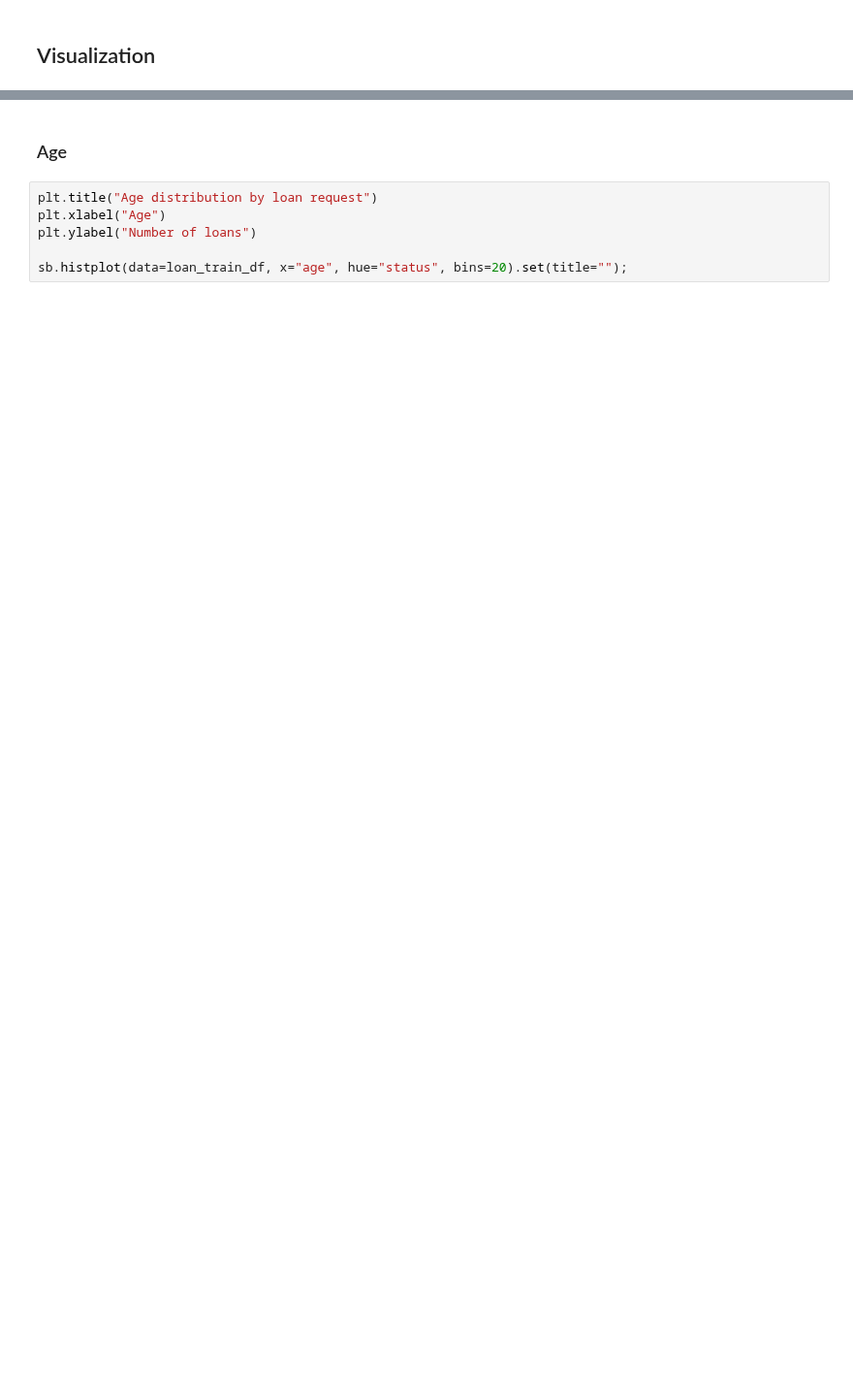
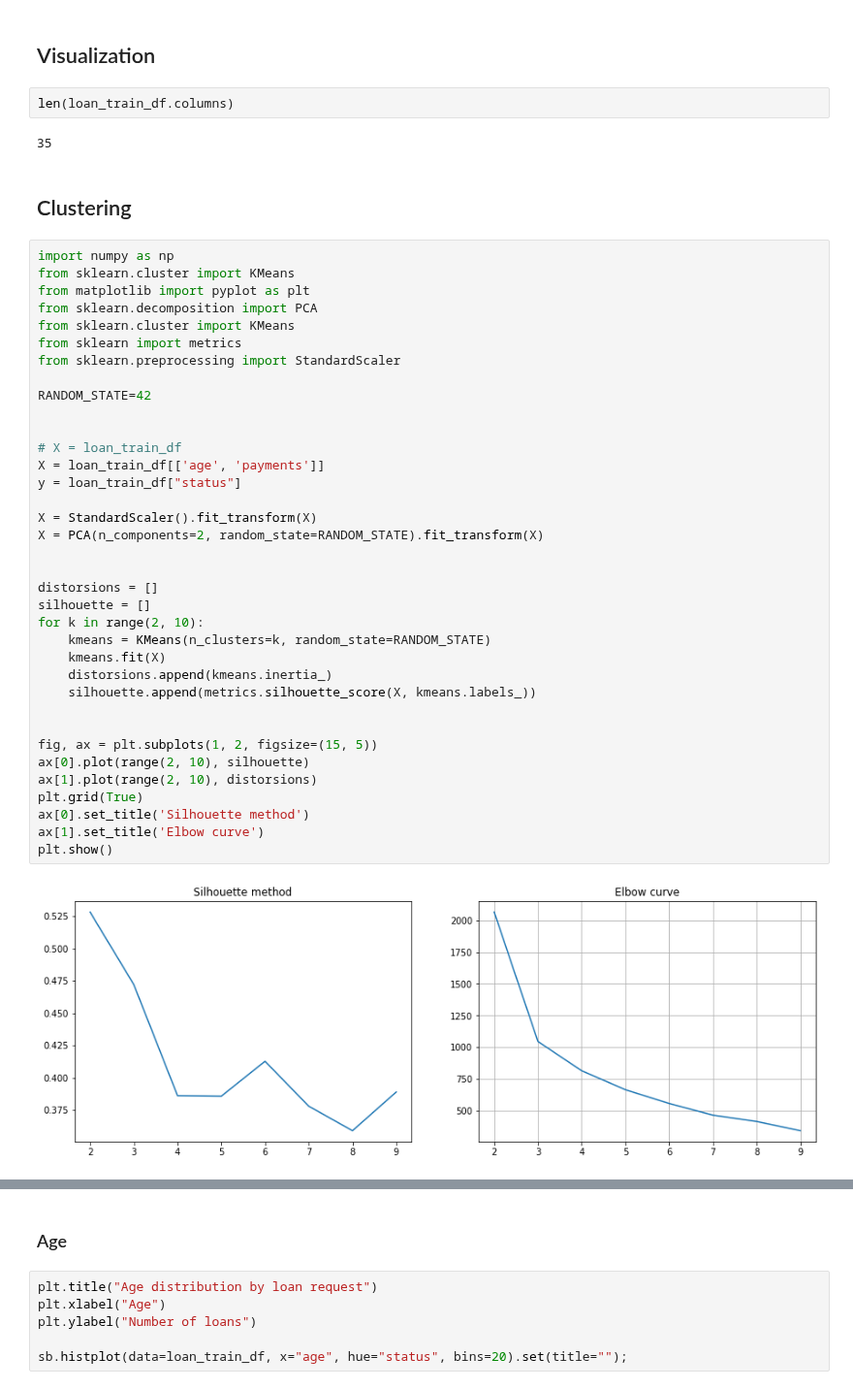
Before and after one commit to Educorreia932/FEUP-AC, a Jupyter notebook: Data Mining Project/notebooks/processing.ipynb, the cells around one changed output, grey strips where cells are left out. Shown at 97% size. Saved outputs shown, nothing was run; the diff lists cells and outputs as text; blank space fills up the shorter version.

Commit message:
Add clustering

```diff
--- a/Data Mining Project/notebooks/processing.ipynb
+++ b/Data Mining Project/notebooks/processing.ipynb
@@ -258,2 +326,46 @@ loan_train_df
 # %% [markdown]
 ## Visualization
+# %%
+len(loan_train_df.columns)
+# %% [output]
+35
+# %% [markdown]
+## Clustering
+# %%
+import numpy as np
+from sklearn.cluster import KMeans
+from matplotlib import pyplot as plt
+from sklearn.decomposition import PCA
+from sklearn.cluster import KMeans
+from sklearn import metrics
+from sklearn.preprocessing import StandardScaler
+
+RANDOM_STATE=42
+
+
+# X = loan_train_df
+X = loan_train_df[['age', 'payments']]
+y = loan_train_df["status"]
+
+X = StandardScaler().fit_transform(X)
+X = PCA(n_components=2, random_state=RANDOM_STATE).fit_transform(X)
+
+
+distorsions = []
+silhouette = []
+for k in range(2, 10):
+    kmeans = KMeans(n_clusters=k, random_state=RANDOM_STATE)
+    kmeans.fit(X)
+    distorsions.append(kmeans.inertia_)
+    silhouette.append(metrics.silhouette_score(X, kmeans.labels_))
+
+
+fig, ax = plt.subplots(1, 2, figsize=(15, 5))
+ax[0].plot(range(2, 10), silhouette)
+ax[1].plot(range(2, 10), distorsions)
+plt.grid(True)
+ax[0].set_title('Silhouette method')
+ax[1].set_title('Elbow curve')
+plt.show()
+# %% [output]
+[figure, added]
```
Also changed, not shown: parts of 12 cells of this notebook.
